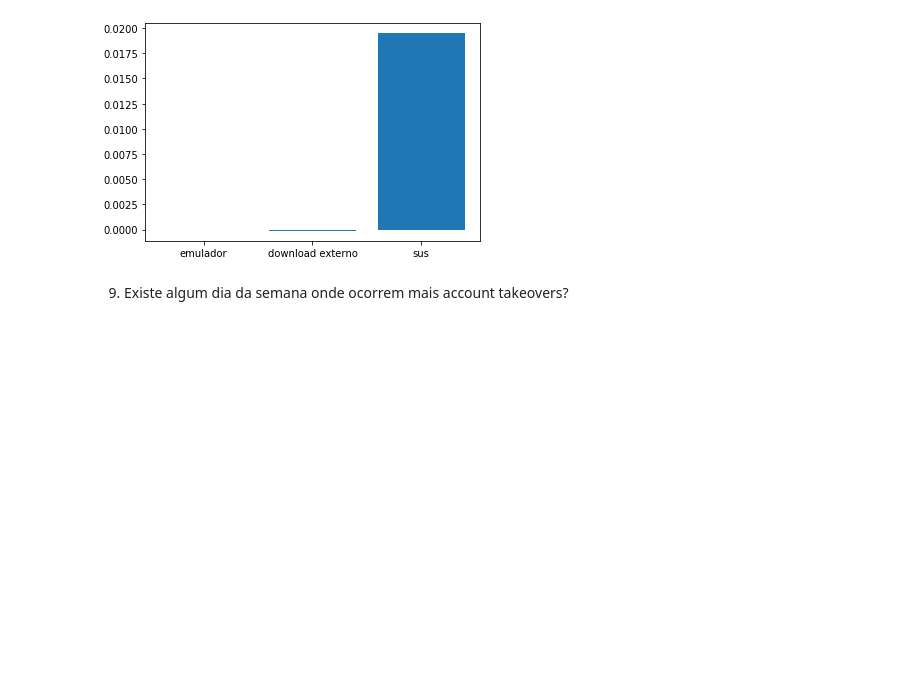
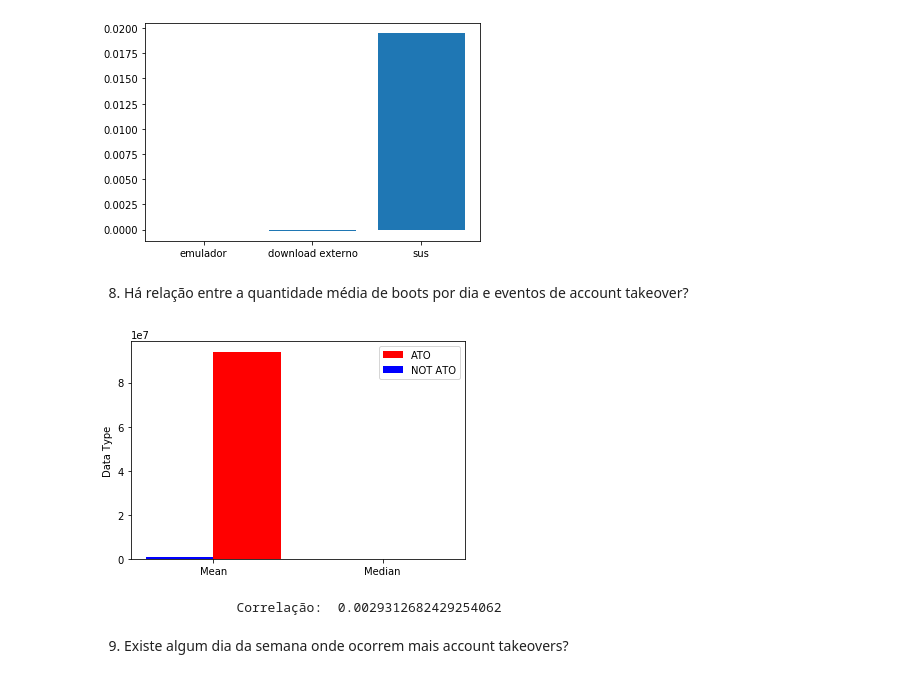
Before and after one commit to mrdedede/Incognia-Project, a Jupyter notebook: graficos.ipynb, the cells around one changed output. Drawn from its saved outputs; the diff is of its cells as text; code cells hidden in the pictures; blank space fills up the shorter version.

```diff
--- a/graficos.ipynb
+++ b/graficos.ipynb
@@ -358,6 +358,35 @@ def external_vs_ato(logins):
 external_vs_ato(logins_copy)
 # %% [output]
 [figure]
+# %% [markdown]
+8. Há relação entre a quantidade média de boots por dia e eventos de account takeover?
+# %%
+def boot_frequency_ato(logins):
+    is_inf = logins['boot_frequency_per_day'] == np.inf
+    logins = logins[~is_inf] ## eliminar frequencias infinitas
+
+    ato_data = logins[logins['ato'] == 1]['boot_frequency_per_day']
+    not_ato_data = logins[logins['ato'] == 0]['boot_frequency_per_day']
+    not_atos = [not_ato_data.mean(), not_ato_data.median()]
+    atos = [ato_data.mean(), ato_data.median()]
+
+    fig = plt.figure()
+    ax = fig.add_subplot()
+    x_axis = np.arange(2)
+    na_bars = ax.bar(x_axis-0.2, not_atos, 0.4, color='b')
+    a_bars = ax.bar(x_axis+0.2, atos, 0.4, color='r')
+
+    ax.set_ylabel('Data Type')
+    ax.legend((a_bars, na_bars), ('ATO', 'NOT ATO'))
+
+    corr_dataframe = logins['boot_frequency_per_day'].corr(logins['ato'])
+    plt.xticks(x_axis, ['Mean', 'Median'])
+    plt.show()
+    print('\t\t', " Correlação: " , corr_dataframe)
+boot_frequency_ato(logins_copy)
+# %% [output]
+[figure, added]
+                  Correlação:  0.0029312682429254062
 # %% [markdown]
 9. Existe algum dia da semana onde ocorrem mais account takeovers?
 # %%
```
